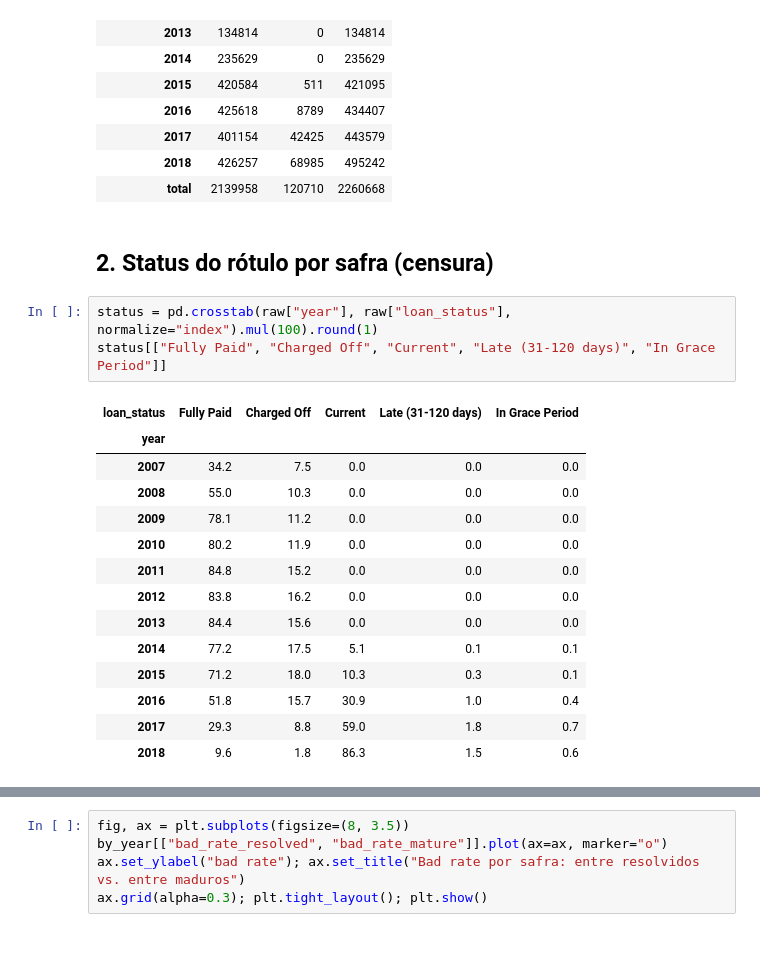
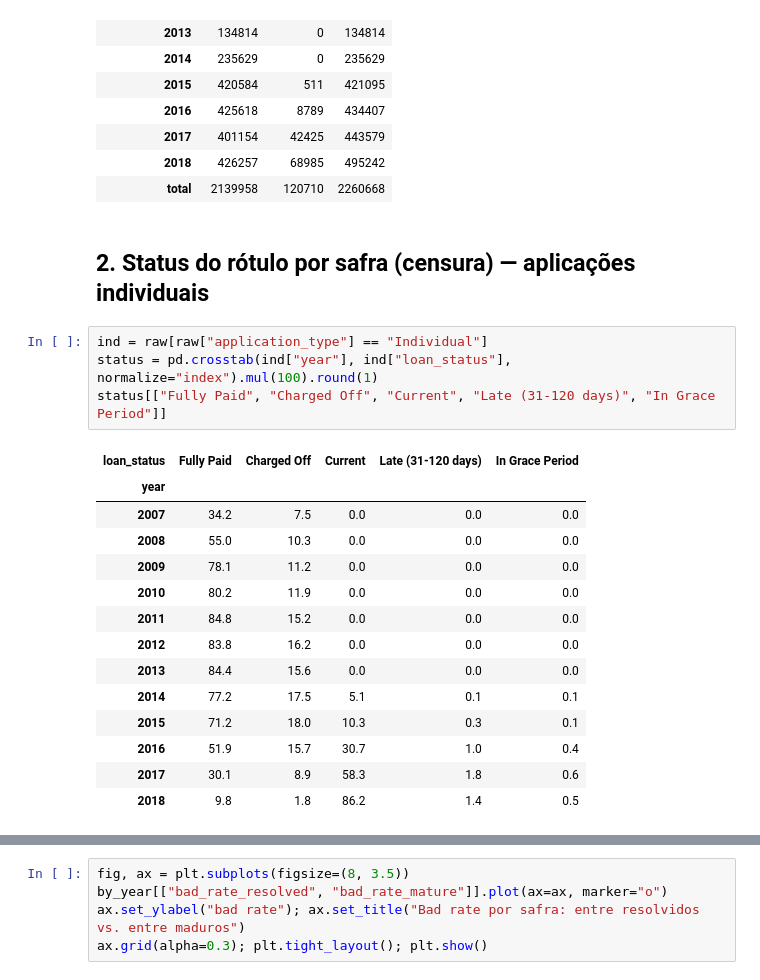
Before and after one commit to NycolasGarcia/Credit-Scoring-Drift-Monitoring, a Jupyter notebook: notebooks/01_eda.ipynb, the cells around one changed output, grey strips where cells are left out. Drawn from its saved outputs; the diff is of its cells as text; blank space fills up the shorter version.

Commit message:
docs: completa EDA com cardinalidade e base individual e corrige data card e ADR-0004

```diff
--- a/notebooks/01_eda.ipynb
+++ b/notebooks/01_eda.ipynb
@@ -57,23 +57,24 @@ vol
 | 2018 | 426257 | 68985 | 495242 |
 | total | 2139958 | 120710 | 2260668 |
 # %% [markdown]
-## 2. Status do rótulo por safra (censura)
+## 2. Status do rótulo por safra (censura) — aplicações individuais
 # %%
-status = pd.crosstab(raw["year"], raw["loan_status"], normalize="index").mul(100).round(1)
+ind = raw[raw["application_type"] == "Individual"]
+status = pd.crosstab(ind["year"], ind["loan_status"], normalize="index").mul(100).round(1)
 status[["Fully Paid", "Charged Off", "Current", "Late (31-120 days)", "In Grace Period"]]
 # %% [output]
 | loan_status | Fully Paid | Charged Off | Current | Late (31-120 days) | In Grace Period |
 | year |  |  |  |  |  |
 | 2007 | 34.2 | 7.5 | 0.0 | 0.0 | 0.0 |
 | 2008 | 55.0 | 10.3 | 0.0 | 0.0 | 0.0 |
 | 2009 | 78.1 | 11.2 | 0.0 | 0.0 | 0.0 |
 | 2010 | 80.2 | 11.9 | 0.0 | 0.0 | 0.0 |
 | 2011 | 84.8 | 15.2 | 0.0 | 0.0 | 0.0 |
 | 2012 | 83.8 | 16.2 | 0.0 | 0.0 | 0.0 |
 | 2013 | 84.4 | 15.6 | 0.0 | 0.0 | 0.0 |
 | 2014 | 77.2 | 17.5 | 5.1 | 0.1 | 0.1 |
 | 2015 | 71.2 | 18.0 | 10.3 | 0.3 | 0.1 |
-| 2016 | 51.8 | 15.7 | 30.9 | 1.0 | 0.4 |
-| 2017 | 29.3 | 8.8 | 59.0 | 1.8 | 0.7 |
-| 2018 | 9.6 | 1.8 | 86.3 | 1.5 | 0.6 |
+| 2016 | 51.9 | 15.7 | 30.7 | 1.0 | 0.4 |
+| 2017 | 30.1 | 8.9 | 58.3 | 1.8 | 0.6 |
+| 2018 | 9.8 | 1.8 | 86.2 | 1.4 | 0.5 |
 # %%
```
Also changed, not shown: parts of 2 cells of this notebook, 2 other files.
